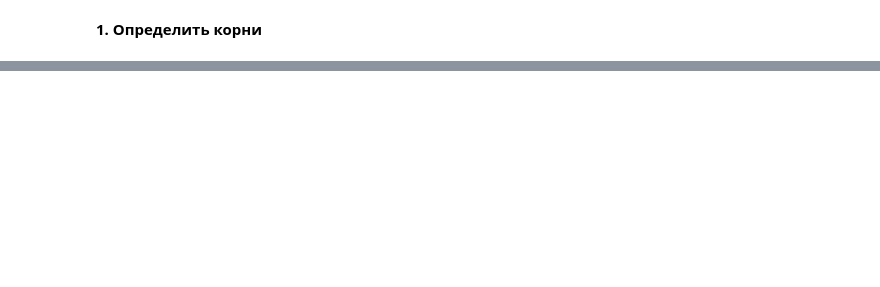
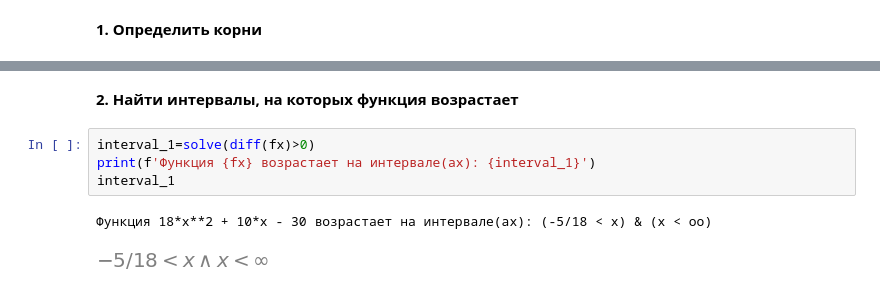
Before and after one commit to Dante-AleX/Python-Seminar-Final-Project, a Jupyter notebook: Task_001.ipynb, the cells around one changed output, grey strips where cells are left out. Drawn from its saved outputs; the diff is of its cells as text; blank space fills up the shorter version.

```diff
--- a/Task_001.ipynb
+++ b/Task_001.ipynb
@@ -29,0 +42,9 @@ fx
+# %% [markdown]
+**2. Найти интервалы, на которых функция возрастает**
+# %%
+interval_1=solve(diff(fx)>0)
+print(f'Функция {fx} возрастает на интервале(ах): {interval_1}')
+interval_1
+# %% [output]
+Функция 18*x**2 + 10*x - 30 возрастает на интервале(ах): (-5/18 < x) & (x < oo)
+[figure, added]
```
Also changed, not shown: parts of 8 cells of this notebook.
